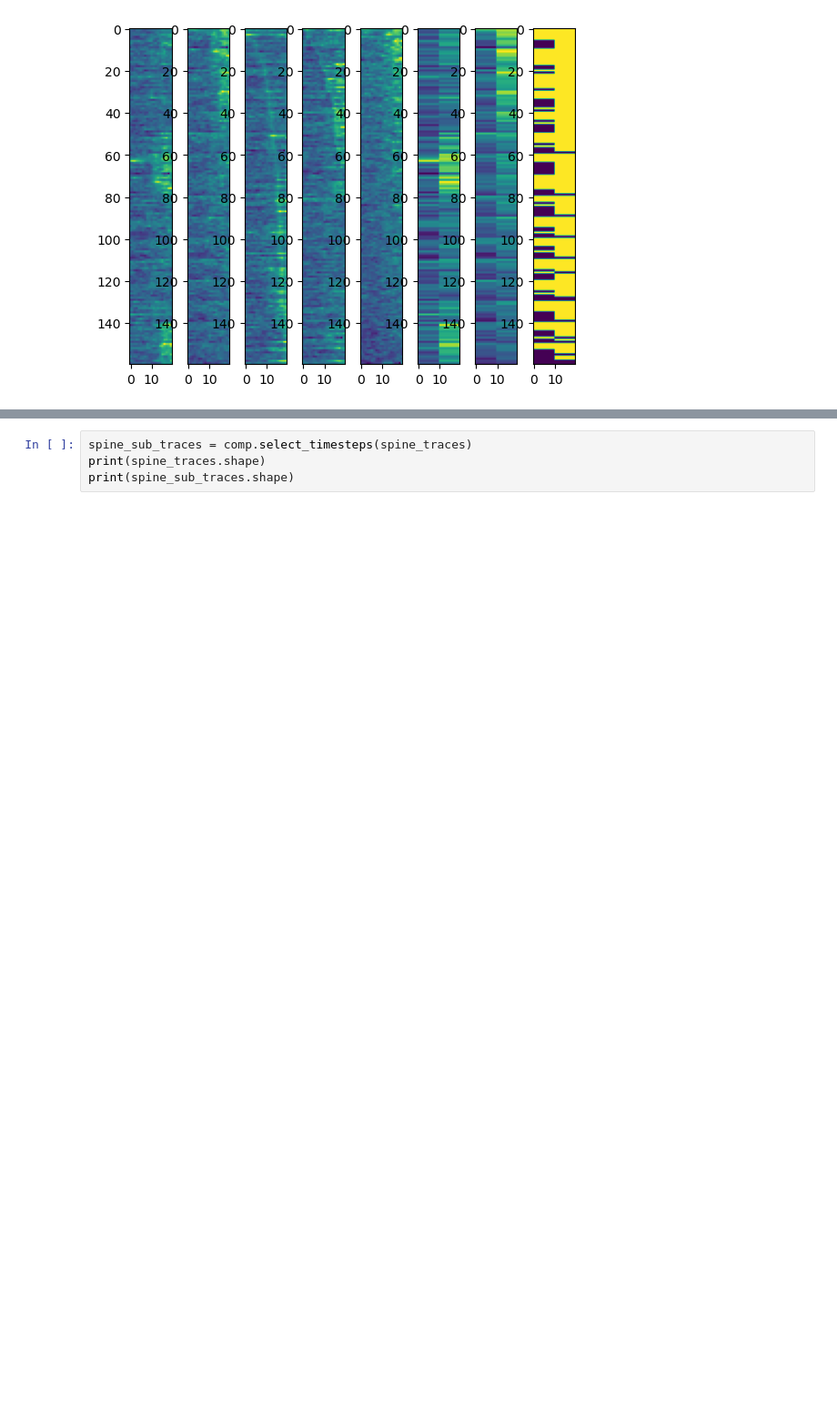
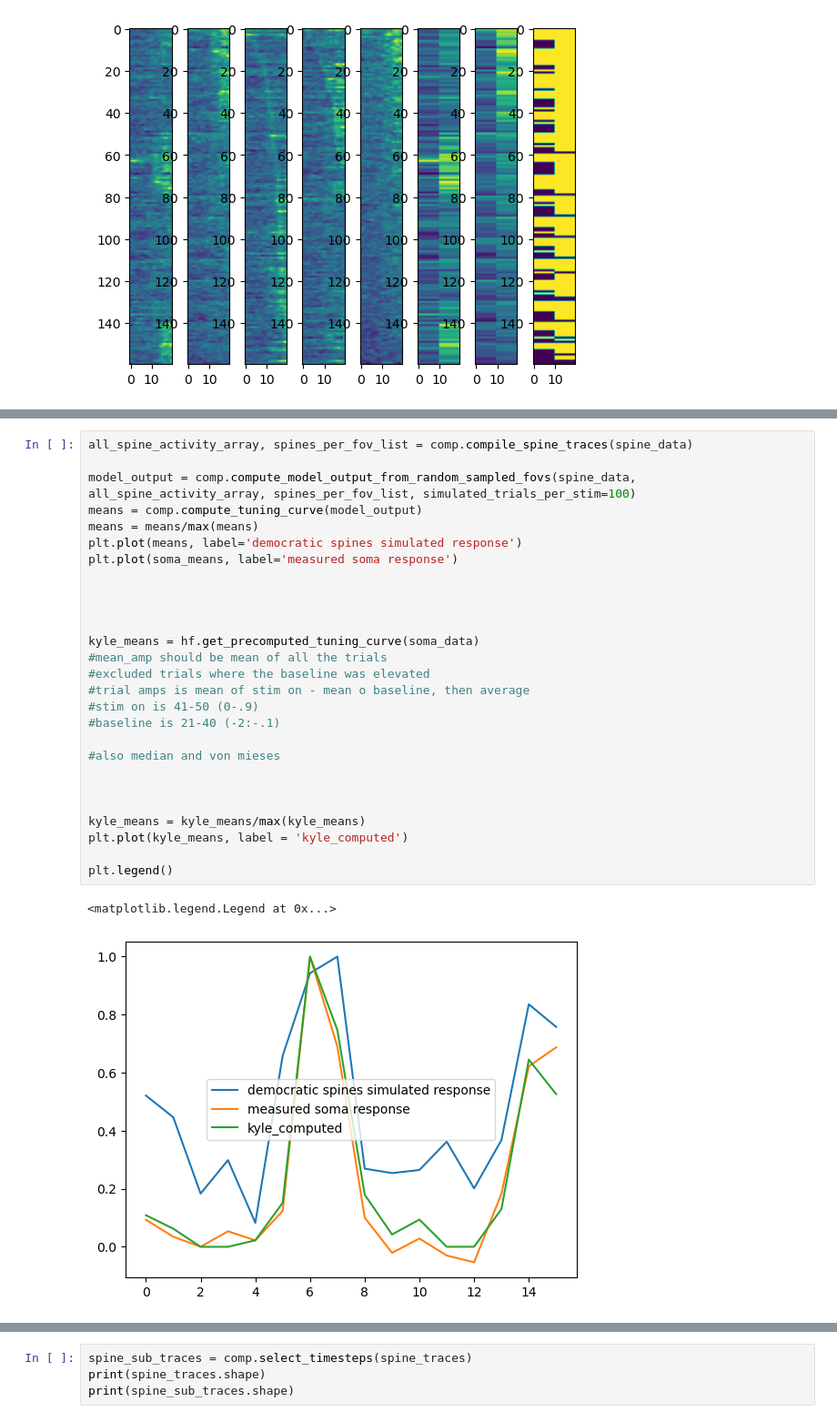
Before and after one commit to GreggHeller1/adult-spine-models, a Jupyter notebook: scripts/notebook.ipynb, the cells around one changed output, grey strips where cells are left out. Shown at 91% size. Saved outputs shown, nothing was run; the diff lists cells and outputs as text; blank space fills up the shorter version.

```diff
--- a/scripts/notebook.ipynb
+++ b/scripts/notebook.ipynb
@@ -142,0 +193,30 @@ plot.plot_activity_plots(sum_spine_sub_traces)
+# %%
+all_spine_activity_array, spines_per_fov_list = comp.compile_spine_traces(spine_data)
+
+model_output = comp.compute_model_output_from_random_sampled_fovs(spine_data, all_spine_activity_array, spines_per_fov_list, simulated_trials_per_stim=100)
+means = comp.compute_tuning_curve(model_output)
+means = means/max(means)
+plt.plot(means, label='democratic spines simulated response')
+plt.plot(soma_means, label='measured soma response')
+
+
+
+
+kyle_means = hf.get_precomputed_tuning_curve(soma_data)
+#mean_amp should be mean of all the trials
+#excluded trials where the baseline was elevated
+#trial amps is mean of stim on - mean o baseline, then average
+#stim on is 41-50 (0-.9)
+#baseline is 21-40 (-2:-.1)
+
+#also median and von mieses
+
+
+
+kyle_means = kyle_means/max(kyle_means)
+plt.plot(kyle_means, label = 'kyle_computed')
+
+plt.legend()
+# %% [output]
+<matplotlib.legend.Legend at 0x...>
+[figure, added]
```
Also changed, not shown: parts of 27 cells of this notebook, 19 other files.
